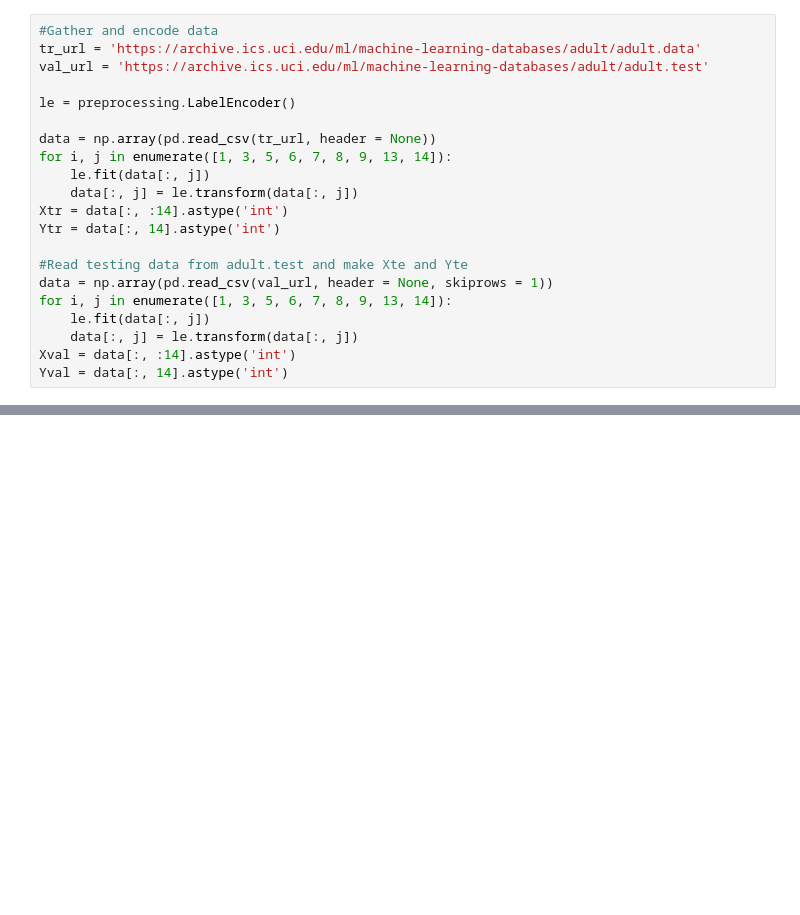
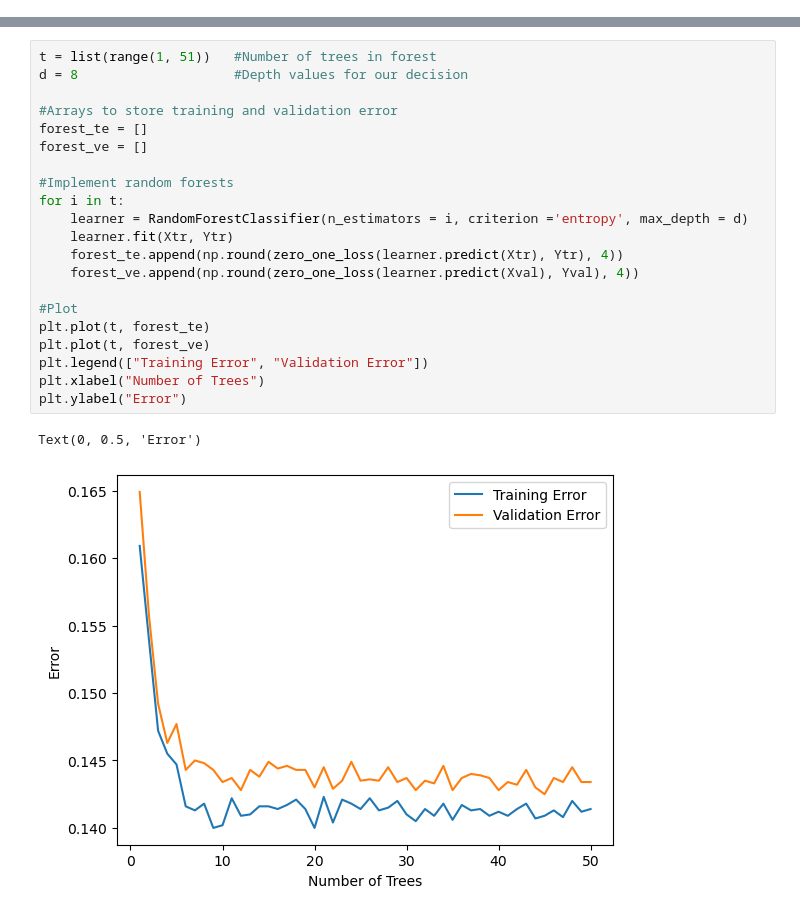
Before and after one commit to Starfractor/CS-178-Project, a Jupyter notebook: Project.ipynb, the cells around one changed output, grey strips where cells are left out. Drawn from its saved outputs; the diff is of its cells as text; blank space fills up the shorter version.

```diff
--- a/Project.ipynb
+++ b/Project.ipynb
@@ -18,21 +19,0 @@ from sklearn.metrics import zero_one_loss
-# %%
-#Gather and encode data
-tr_url = 'https://archive.ics.uci.edu/ml/machine-learning-databases/adult/adult.data'
-val_url = 'https://archive.ics.uci.edu/ml/machine-learning-databases/adult/adult.test'
-
-le = preprocessing.LabelEncoder()
-
-data = np.array(pd.read_csv(tr_url, header = None))
-for i, j in enumerate([1, 3, 5, 6, 7, 8, 9, 13, 14]):
-    le.fit(data[:, j])
-    data[:, j] = le.transform(data[:, j])
-Xtr = data[:, :14].astype('int')
-Ytr = data[:, 14].astype('int')
-
-#Read testing data from adult.test and make Xte and Yte
-data = np.array(pd.read_csv(val_url, header = None, skiprows = 1))
-for i, j in enumerate([1, 3, 5, 6, 7, 8, 9, 13, 14]):
-    le.fit(data[:, j])
-    data[:, j] = le.transform(data[:, j])
-Xval = data[:, :14].astype('int')
-Yval = data[:, 14].astype('int')
@@ -66,0 +86,24 @@ What we notice from the graph is that the optimal range for our tree at around $
+# %%
+t = list(range(1, 51))   #Number of trees in forest
+d = 8                    #Depth values for our decision
+
+#Arrays to store training and validation error
+forest_te = []
+forest_ve = []
+
+#Implement random forests
+for i in t:
+    learner = RandomForestClassifier(n_estimators = i, criterion ='entropy', max_depth = d)
+    learner.fit(Xtr, Ytr)
+    forest_te.append(np.round(zero_one_loss(learner.predict(Xtr), Ytr), 4))
+    forest_ve.append(np.round(zero_one_loss(learner.predict(Xval), Yval), 4))
+
+#Plot
+plt.plot(t, forest_te)
+plt.plot(t, forest_ve)
+plt.legend(["Training Error", "Validation Error"])
+plt.xlabel("Number of Trees")
+plt.ylabel("Error")
+# %% [output]
+Text(0, 0.5, 'Error')
+[figure, added]
```
Also changed, not shown: parts of 14 cells of this notebook.
